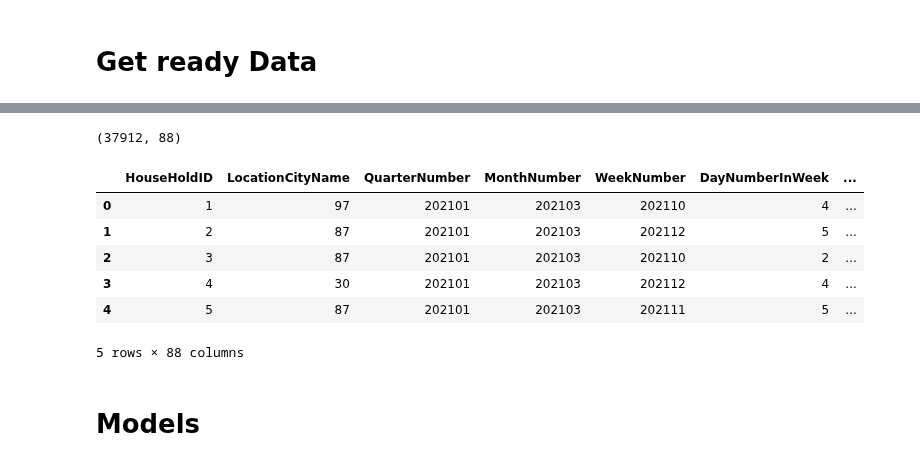
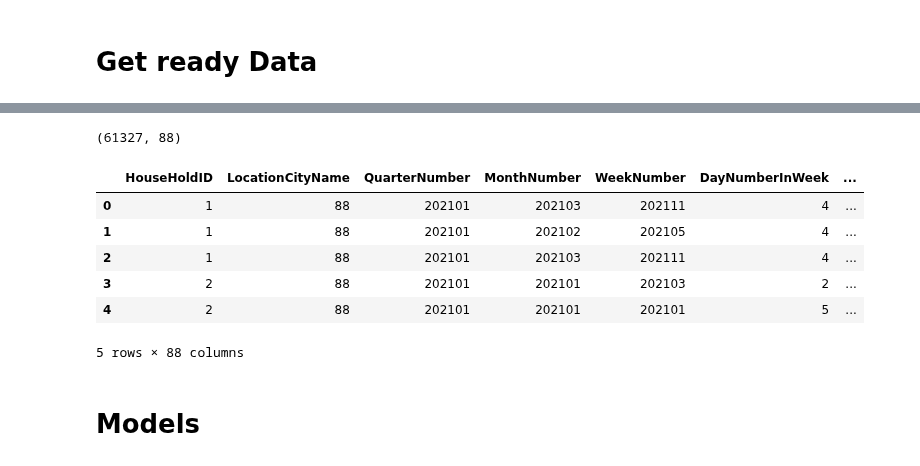
Before and after one commit to DanielKorenDataScience/ClassificationProject, a Jupyter notebook: Classification_Project_Shufersal_Detergents.ipynb, the cells around one changed output, grey strips where cells are left out. Saved outputs shown, nothing was run; the diff lists cells and outputs as text; code cells hidden in the pictures.

```diff
--- a/Classification_Project_Shufersal_Detergents.ipynb
+++ b/Classification_Project_Shufersal_Detergents.ipynb
@@ -21,6 +21,7 @@ d = display
 To run the raw section, one must load Sweets_ver2.csv to local google drive and change the next line to True
 # %%
 id = ''  # name of result file
+prefix = 'Shufersal_Detergents'
 
 RAW = True
 DIFF = True
@@ -316,17 +318,17 @@ if RAW:
 5 rows × 88 columns
 # %%
 #if not RAW: - so not to use df_ratio
-df = pd.read_csv('Shufersal_cans_with_diff.csv', encoding='ISO-8859-8')
+df = pd.read_csv(prefix + '_with_diff.csv', encoding='ISO-8859-8')
 p(df.shape)
 d(df.head())
 # %% [output]
-(37912, 88)
+(61327, 88)
 |  | HouseHoldID | LocationCityName | QuarterNumber | MonthNumber | WeekNumber | DayNumberInWeek | ... |
-| 0 | 1 | 97 | 202101 | 202103 | 202110 | 4 | ... |
-| 1 | 2 | 87 | 202101 | 202103 | 202112 | 5 | ... |
-| 2 | 3 | 87 | 202101 | 202103 | 202110 | 2 | ... |
-| 3 | 4 | 30 | 202101 | 202103 | 202112 | 4 | ... |
-| 4 | 5 | 87 | 202101 | 202103 | 202111 | 5 | ... |
+| 0 | 1 | 88 | 202101 | 202103 | 202111 | 4 | ... |
+| 1 | 1 | 88 | 202101 | 202102 | 202105 | 4 | ... |
+| 2 | 1 | 88 | 202101 | 202103 | 202111 | 4 | ... |
+| 3 | 2 | 88 | 202101 | 202101 | 202103 | 2 | ... |
+| 4 | 2 | 88 | 202101 | 202101 | 202101 | 5 | ... |
 5 rows × 88 columns
 # %% [markdown]
 # Models
```
Also changed, not shown: parts of 23 cells of this notebook.
